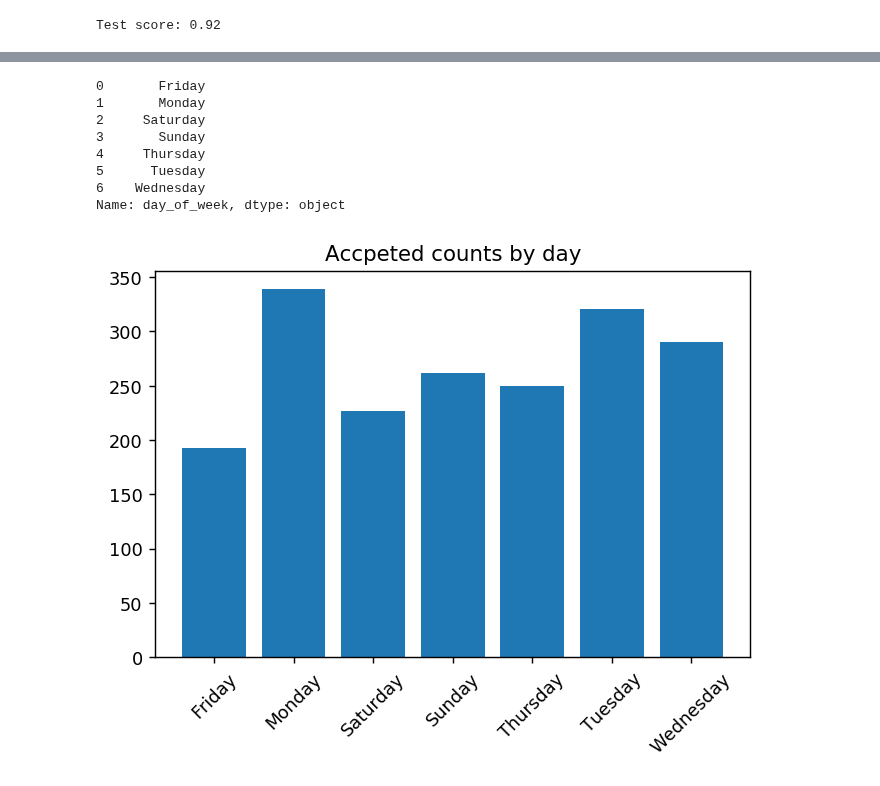
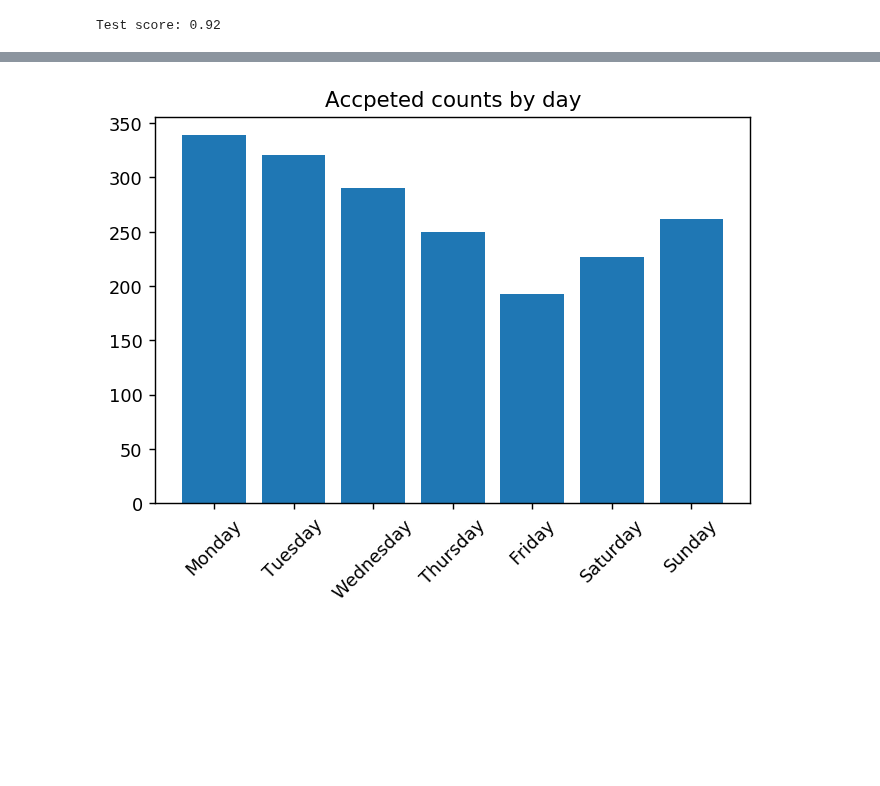
Before and after one commit to MagicMike90/customer-interest, a Jupyter notebook: enquiry.ipynb, the cells around one changed output, grey strips where cells are left out. Cells and saved outputs as stored; diff of their text form; code cells hidden in the pictures; blank space fills up the shorter version.

```diff
--- a/enquiry.ipynb
+++ b/enquiry.ipynb
@@ -249,29 +249,30 @@ plt.show()
 [figure]
 # %%
-from matplotlib.ticker import FuncFormatter
 import calendar
 
-def millions(x, pos):
-    'The two args are the value and tick position'
-    return '$%1.1fM' % (x*1e-6)
-
-formatter = FuncFormatter(millions)
 
 
 plt_accepted = data_set.loc[data_set['Enquiry Status'] == 'Accepted']
+
+# get and sort acceptances by day
 count_day_accepted = plt_accepted.groupby(['day_of_week']).size().reset_index(name="counts")
-# count_day_accepted = count_day_accepted.reindex(list(calendar.day_name), level='day_of_week')
-# count_day_accepted['day_of_week'] = pd.Categorical(count_day_accepted['day_of_week'], categories=list(calendar.day_name), ordered=True)
-crashes_by_day = count_day_accepted['day_of_week'].sort_index()
-# crashes_by_day = crashes_by_day.sort_index()
+weekdays = list(calendar.day_name)
+mapping = {day: i for i, day in enumerate(weekdays)}
+key = count_day_accepted['day_of_week'].map(mapping)
+count_day_accepted = count_day_accepted.iloc[key.argsort()].reset_index(drop=True)
 
-count_date_accepted = plt_accepted.groupby(['Enquired Date']).size().reset_index(name="counts")
 
-display(crashes_by_day)
+
 
 plt_rejected = data_set.loc[data_set['Enquiry Status'] == 'Rejected']
+
 count_day_rejected = plt_rejected.groupby(['day_of_week']).size().reset_index(name="counts")
-count_date_rejected = plt_rejected.groupby(['Enquired Date']).size().reset_index(name="counts")
+weekdays = list(calendar.day_name)
+mapping = {day: i for i, day in enumerate(weekdays)}
+key = count_day_rejected['day_of_week'].map(mapping)
+count_day_rejected = count_day_rejected.iloc[key.argsort()].reset_index(drop=True)
+
+
 
 plt_X1 = plt_accepted[['Loan Amount','day_of_week']]
 plt_y1 = plt_accepted[['Enquiry Status']]
@@ -280,43 +281,40 @@ plt_y1 = plt_accepted[['Enquiry Status']]
 # ax.set_xlabel("Day")
 # plt.plot_date(x=count_day['day_of_week'], y=count_day['counts'],fmt="r-")
 # plt.plot_date(x=count_date['Enquired Date'], y=count_date['counts'],fmt="r-")
 
+# plt.plot(count_day_accepted['day_of_week'], count_day_accepted['counts'])
+# plt.xticks(rotation=45)
+# plt.show()
+
+# print(count_day_accepted['day_of_week'].shape[0])
 plt.title('Accpeted counts by day')
-plt.bar(count_day_accepted['day_of_week'], count_day_accepted['counts'])
-plt.xticks(rotation=45)
+plt.bar(range(count_day_accepted['day_of_week'].shape[0]), count_day_accepted['counts'])
+plt.xticks(range(count_day_accepted['day_of_week'].shape[0]),count_day_accepted['day_of_week'].values, rotation=45)
 plt.show()
 
 plt.title('Rejected counts by day')
-plt.bar(count_day_rejected['day_of_week'], count_day_rejected['counts'])
-plt.xticks(rotation=45)
+plt.bar(range(count_day_rejected['day_of_week'].shape[0]), count_day_rejected['counts'])
+plt.xticks(range(count_day_rejected['day_of_week'].shape[0]),count_day_rejected['day_of_week'].values, rotation=45)
 plt.show()
 # count2.plot(logy=True)
 # plt_X2 = plt_rejected[['Loan Amount','day_of_week']]
 # plt_y2 = plt_rejected[['Enquiry Status']]
 # # plt_X = X.sort_values(by=['Loan Amount'])
 # # plt_X = plt_X['Loan Amount']
 # # display(plt_X)
 
 # fig, ax = plt.subplots()
 # ax.yaxis.set_major_formatter(formatter)
 # # ax.plot(plt_X, orig_y)
 # # plt.scatter(plt_X1['day_of_week'], plt_X1['Loan Amount'],color='red', marker='o', label='Accepted')
 # # plt.scatter(plt_X2['day_of_week'], plt_X2['Loan Amount'], color='blue', marker='x', label='Rejected')
 # # plt.plot(plt_X1['day_of_week'], plt_y1, label='Accepted')
 # # plt.plot(plt_X2['day_of_week'],plt_y2, label='Rejected')
 
 # plt.xlabel('Day')
 # plt.xticks(rotation=45)
 # plt.ylabel('Loan Amount')
 # plt.legend(loc='upper left')
 # plt.show()
 # %% [output]
-0       Friday
-1       Monday
-2     Saturday
-3       Sunday
-4     Thursday
-5      Tuesday
-6    Wednesday
-Name: day_of_week, dtype: object
-[figure, old version]
+[figure, new version]
```
Also changed, not shown: parts of 10 cells of this notebook.
